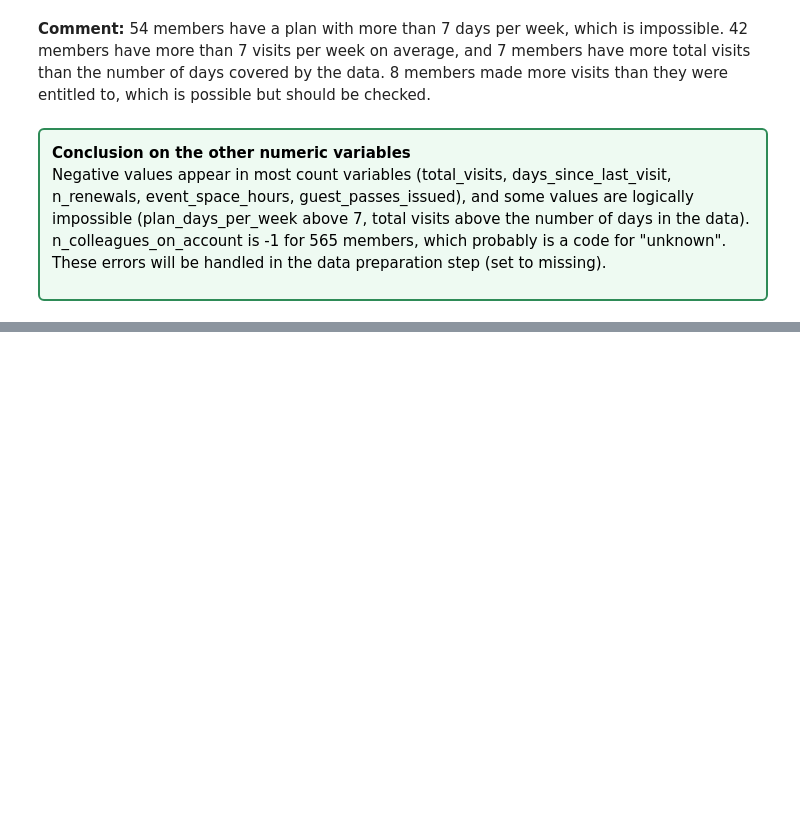
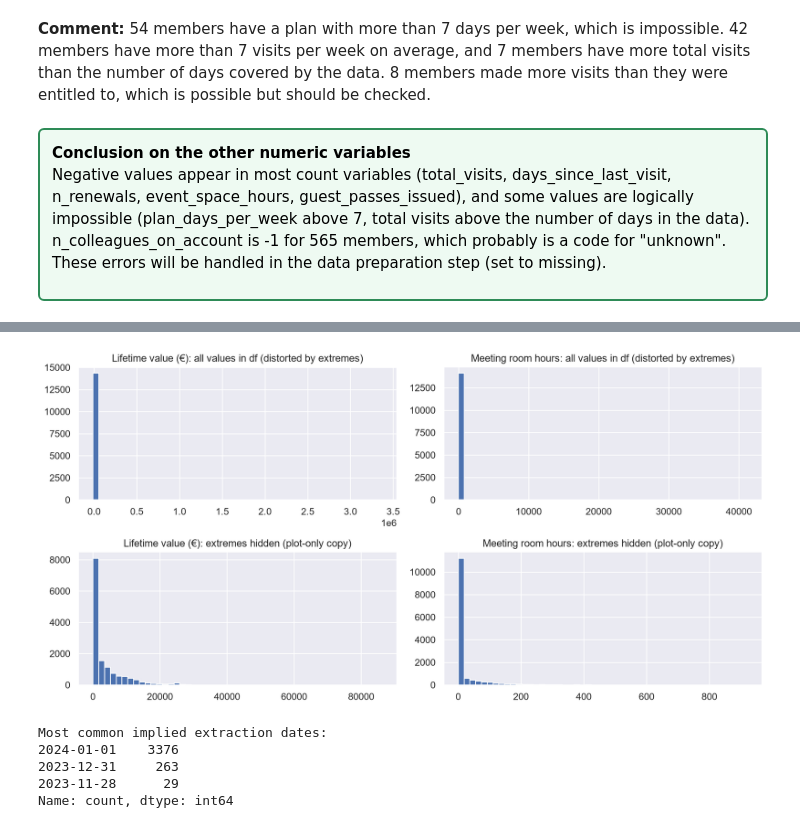
Before and after one commit to tediamohs-a11y/Data_Mining_Project, a Jupyter notebook: Group9_EDA_Code_Joanas_Edits.ipynb, the cells around one changed output, grey strips where cells are left out. Cells and saved outputs as stored; diff of their text form; code cells hidden in the pictures; blank space fills up the shorter version.

```diff
--- a/Group9_EDA_Code_Joanas_Edits.ipynb
+++ b/Group9_EDA_Code_Joanas_Edits.ipynb
@@ -1403,3 +1403,32 @@ n_colleagues_on_account is -1 for 565 members, which probably is a code for "unk
 These errors will be handled in the data preparation step (set to missing).
 
 </div>
+# %%
+PLAN_ORDER = ["hot_desk", "flex", "dedicated_desk", "full_time", "private_office"]
+
+eda = df.copy()
+
+# --- membership status (before touching the dates) ---
+# 1970-01-01 is the placeholder for "no end date"; we assume these members are still active (to be confirmed)
+eda["is_active"] = eda["membership_end"].dt.year == 1970
+eda.loc[eda["is_active"], "membership_end"] = pd.NaT
+
+# --- impossible / suspicious values -> missing (only in this copy) ---
+nonneg_cols = ["n_colleagues_on_account", "days_since_last_visit", "total_visits", "avg_weekly_visits",
+               "entitled_visits_last_period", "actual_visits_last_period", "meeting_room_hours",
+               "event_space_hours", "guest_passes_issued", "n_renewals", "lifetime_value"]
+for col in nonneg_cols:
+    eda.loc[eda[col] < 0, col] = np.nan
+
+eda.loc[(eda["age"] < 16) | (eda["age"] > 90), "age"] = np.nan
+eda.loc[eda["plan_days_per_week"] > 7, "plan_days_per_week"] = np.nan
+eda.loc[eda["lifetime_value"] > 100_000, "lifetime_value"] = np.nan
+eda.loc[eda["meeting_room_hours"] > 1000, "meeting_room_hours"] = np.nan
+eda.loc[eda["event_space_hours"] > 1000, "event_space_hours"] = np.nan
+eda.loc[eda["avg_weekly_visits"] > 7, "avg_weekly_visits"] = np.nan
+eda.loc[eda["total_visits"] > 1213, "total_visits"] = np.nan
+
+print("Values hidden in the plot-only copy (compared with df):")
+hidden = (eda[nonneg_cols + ["age", "plan_days_per_week"]].isna().sum()
+          - df[nonneg_cols + ["age", "plan_days_per_week"]].isna().sum())
+hidden[hidden > 0]
@@ -1405,0 +1449,22 @@ These errors will be handled in the data preparation step (set to missing).
+# %%
+fig, axes = plt.subplots(2, 2, figsize=(12, 6))
+for j, (col, title) in enumerate([("lifetime_value", "Lifetime value (€)"), ("meeting_room_hours", "Meeting room hours")]):
+    axes[0, j].hist(df[col].dropna(), bins=50)
+    axes[0, j].set_title(f"{title}: all values in df (distorted by extremes)")
+    axes[1, j].hist(eda[col].dropna(), bins=50)
+    axes[1, j].set_title(f"{title}: extremes hidden (plot-only copy)")
+plt.tight_layout()
+plt.show()
+# %% [output]
+[figure, added]
+# %%
+# Extraction date: last_badge_swipe + days_since_last_visit should give the same date for everybody
+implied = (eda["last_badge_swipe"] + pd.to_timedelta(eda["days_since_last_visit"], unit="D")).dt.normalize()
+print("Most common implied extraction dates:")
+print(implied.value_counts().head(3))
+# %% [output]
+Most common implied extraction dates:
+2024-01-01    3376
+2023-12-31     263
+2023-11-28      29
+Name: count, dtype: int64
```
Also changed, not shown: parts of 8 cells of this notebook.
